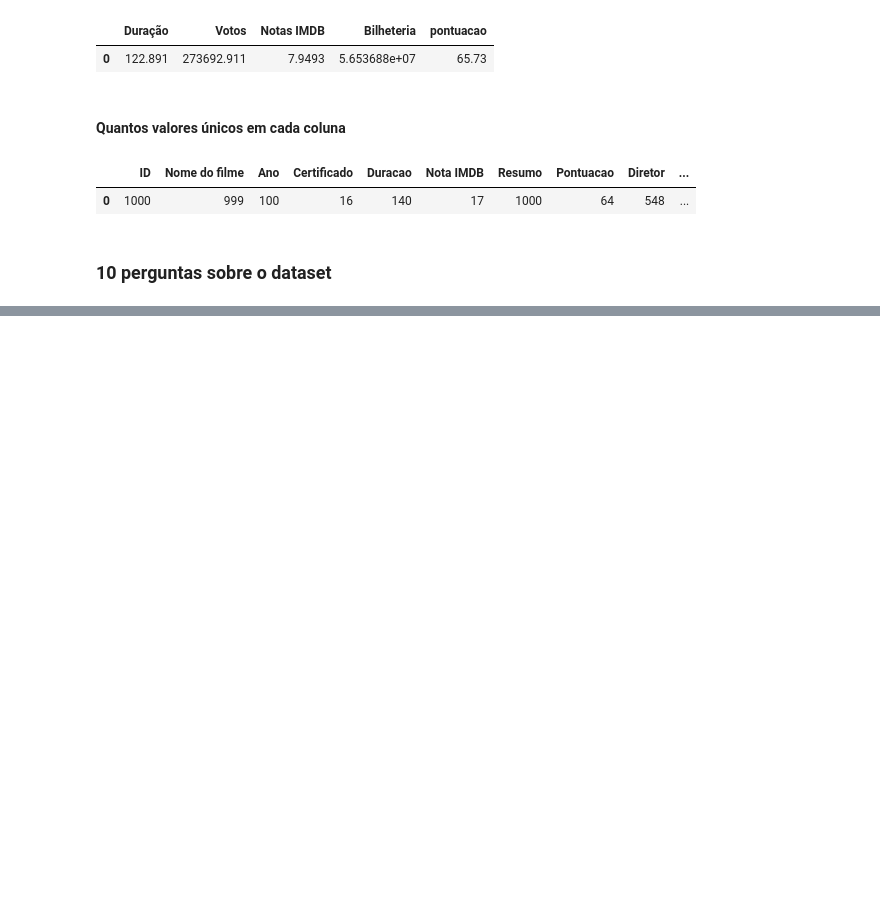
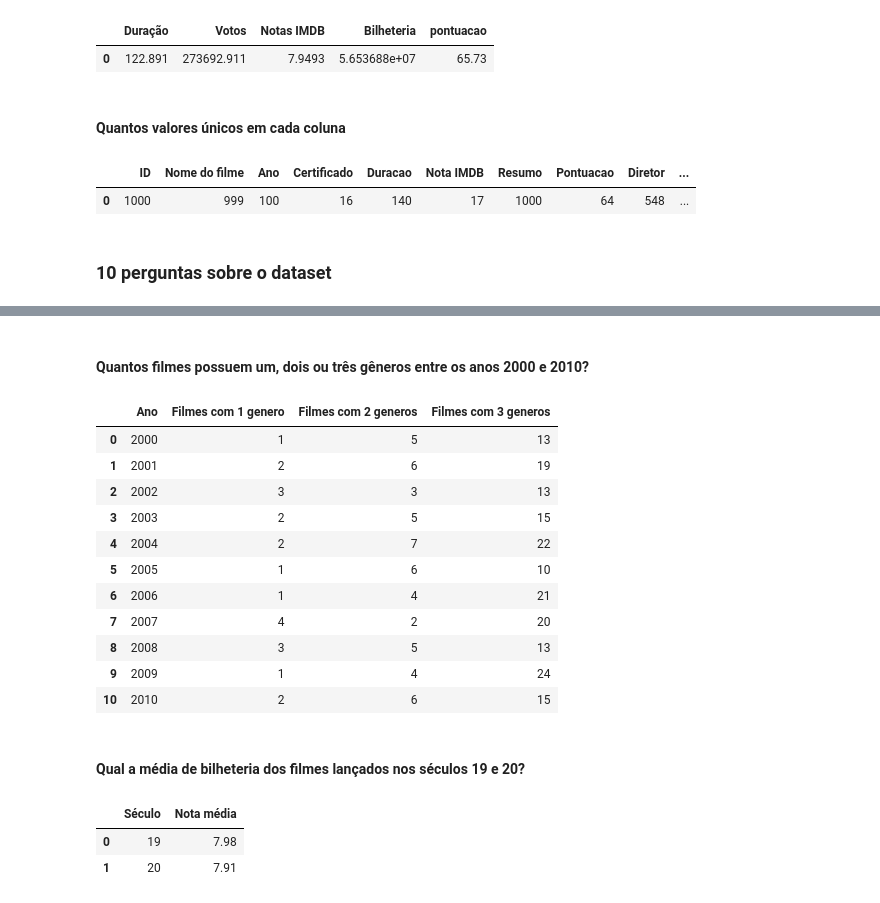
Before and after one commit to LauraBusCam/IMDb-movies-series, a Jupyter notebook: src/main.ipynb, the cells around one changed output, grey strips where cells are left out. Saved outputs shown, nothing was run; the diff lists cells and outputs as text; code cells hidden in the pictures; blank space fills up the shorter version.

```diff
--- a/src/main.ipynb
+++ b/src/main.ipynb
@@ -669,0 +691,47 @@ pd.read_sql_query(query, con = conn)
+# %% [markdown]
+#### Quantos filmes possuem um, dois ou três gêneros entre os anos 2000 e 2010?
+# %%
+query = """
+SELECT
+    ano                                                                             AS "Ano"
+    ,SUM(CASE WHEN (genero2 IS NULL) AND( genero3 IS NULL) THEN 1 ELSE 0 END)       AS "Filmes com 1 genero"
+    ,SUM(CASE WHEN (genero2 IS NOT NULL) AND (genero3 IS NULL) THEN 1 ELSE 0 END)   AS "Filmes com 2 generos"
+    ,SUM(CASE WHEN (genero3 IS NOT NULL) THEN 1 ELSE 0 END)                         AS "Filmes com 3 generos"
+FROM ada.imdb
+WHERE ano BETWEEN '2000' AND '2010'
+GROUP BY ano
+ORDER BY ano
+"""
+
+pd.read_sql_query(text(query), con = conn)
+# %% [output]
+|  | Ano | Filmes com 1 genero | Filmes com 2 generos | Filmes com 3 generos |
+| 0 | 2000 | 1 | 5 | 13 |
+| 1 | 2001 | 2 | 6 | 19 |
+| 2 | 2002 | 3 | 3 | 13 |
+| 3 | 2003 | 2 | 5 | 15 |
+| 4 | 2004 | 2 | 7 | 22 |
+| 5 | 2005 | 1 | 6 | 10 |
+| 6 | 2006 | 1 | 4 | 21 |
+| 7 | 2007 | 4 | 2 | 20 |
+| 8 | 2008 | 3 | 5 | 13 |
+| 9 | 2009 | 1 | 4 | 24 |
+| 10 | 2010 | 2 | 6 | 15 |
+# %% [markdown]
+#### Qual a média de bilheteria dos filmes lançados nos séculos 19 e 20?
+# %%
+query = """
+SELECT
+    LEFT(ano, 2)                                            AS "Século"
+    ,ROUND(CAST(AVG(classificacao_imdb) AS NUMERIC), 2)     AS "Nota média"
+FROM ada.imdb
+WHERE ano <> 'PG'
+GROUP BY LEFT(ano, 2)
+ORDER BY LEFT(ano, 2)
+"""
+
+pd.read_sql_query(text(query), con = conn)
+# %% [output]
+|  | Século | Nota média |
+| 0 | 19 | 7.98 |
+| 1 | 20 | 7.91 |
```
Also changed, not shown: parts of 74 cells of this notebook, 1 other file.
